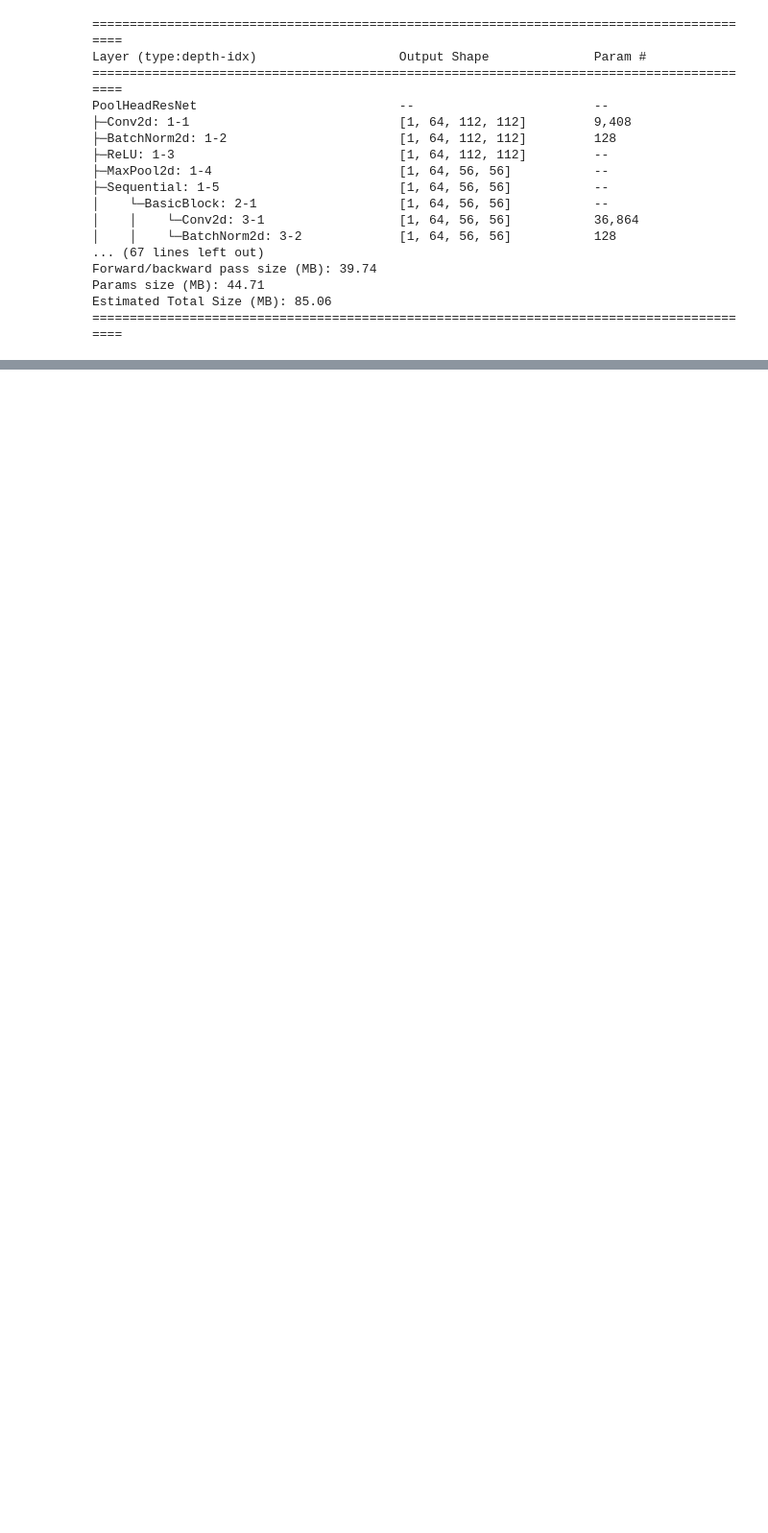
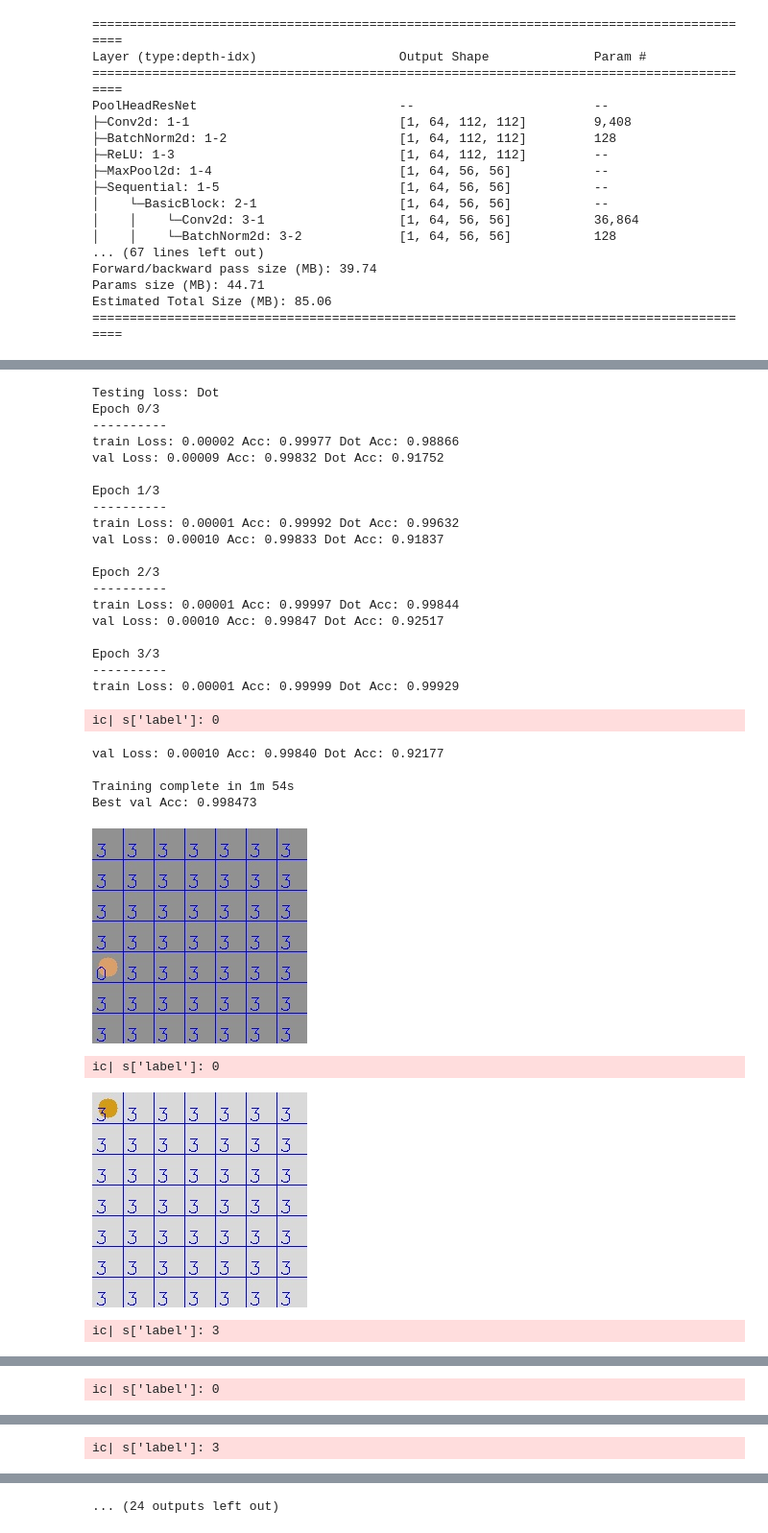
Before and after one commit to kevindoran/color, a Jupyter notebook: notebooks/experiment_1_4_log.ipynb, the cells around one changed output, grey strips where cells are left out. Shown at 96% size. Cells and saved outputs as stored; diff of their text form; code cells hidden in the pictures; blank space fills up the shorter version.

```diff
--- a/notebooks/experiment_1_4_log.ipynb
+++ b/notebooks/experiment_1_4_log.ipynb
@@ -430,0 +422,19 @@ array([[3, 3, 3, 3, 0, 3, 3],
+# %%
+def debug_model(model):
+    # 3: hard
+    # 9: blank
+    # 10: orange
+    # 14: easy, but machine performs poorly.
+    interesting_samples = [test_ds[i] for i in (3, 8, 9, 10, 12, 13, 14, 17)]
+    for s in interesting_samples:
+        img = s['image']
+        label_grid = s['label_grid']
+        sp = nc.data.cell_shape(label_grid.shape, img.shape)
+        input_ = torch.unsqueeze(data_transform(img), 0)
+        input_ = input_.to(device)
+        output = model(input_)
+        ans = torch.argmax(output, 1)[0]
+        ic(s['label'])
+        ans = ans.cpu().detach().numpy()
+        nc.data.draw_overlay(img, ans)
+        imshow(img)
@@ -430,0 +499,3 @@ array([[3, 3, 3, 3, 0, 3, 3],
+# %%
+model = models[1]
+test_model(model)
@@ -430,0 +504,50 @@ array([[3, 3, 3, 3, 0, 3, 3],
+# %%
+LossTest = namedtuple('LossTest', ['name', 'fctn', 'num_epochs'])
+losses = [
+    LossTest('MLE',      mle,          0),
+    LossTest('Balanced', mle_balanced, 0),
+    LossTest('Dot',      mle_dot,      4),
+    LossTest('Radial',   mle_radial,   4)]
+models = []
+for loss in losses:
+    if not loss.num_epochs:
+        continue
+    print(f"Testing loss: {loss.name}")
+    model = model18.to(device)
+    # Observe that all parameters are being optimized
+    optimizer_ft = torch.optim.SGD(model.parameters(), lr=0.001, momentum=0.9)
+    # Decay LR by a factor of 0.1 every 7 epochs
+    exp_lr_scheduler = torch.optim.lr_scheduler.StepLR(optimizer_ft, step_size=7, gamma=0.1)
+    model = train_model(model, loss.fctn, optimizer_ft, exp_lr_scheduler,
+                        num_epochs=loss.num_epochs)
+    models.append(model)
+    debug_model(model)
+# %% [output]
+Testing loss: Dot
+Epoch 0/3
+----------
+train Loss: 0.00002 Acc: 0.99977 Dot Acc: 0.98866
+val Loss: 0.00009 Acc: 0.99832 Dot Acc: 0.91752
+
+Epoch 1/3
+----------
+train Loss: 0.00001 Acc: 0.99992 Dot Acc: 0.99632
+val Loss: 0.00010 Acc: 0.99833 Dot Acc: 0.91837
+
+Epoch 2/3
+----------
+train Loss: 0.00001 Acc: 0.99997 Dot Acc: 0.99844
+val Loss: 0.00010 Acc: 0.99847 Dot Acc: 0.92517
+
+Epoch 3/3
+----------
+train Loss: 0.00001 Acc: 0.99999 Dot Acc: 0.99929
+ic| s['label']: 0
+val Loss: 0.00010 Acc: 0.99840 Dot Acc: 0.92177
+
+Training complete in 1m 54s
+Best val Acc: 0.998473
+[figure, added]
+ic| s['label']: 0
+[figure, added]
+ic| s['label']: 3
@@ -430,0 +555 @@ array([[3, 3, 3, 3, 0, 3, 3],
+ic| s['label']: 0
@@ -430,0 +557 @@ array([[3, 3, 3, 3, 0, 3, 3],
+ic| s['label']: 3
@@ -430,0 +559 @@ array([[3, 3, 3, 3, 0, 3, 3],
+... (24 outputs left out)
```
Also changed, not shown: parts of 46 cells of this notebook, 8 other files.
